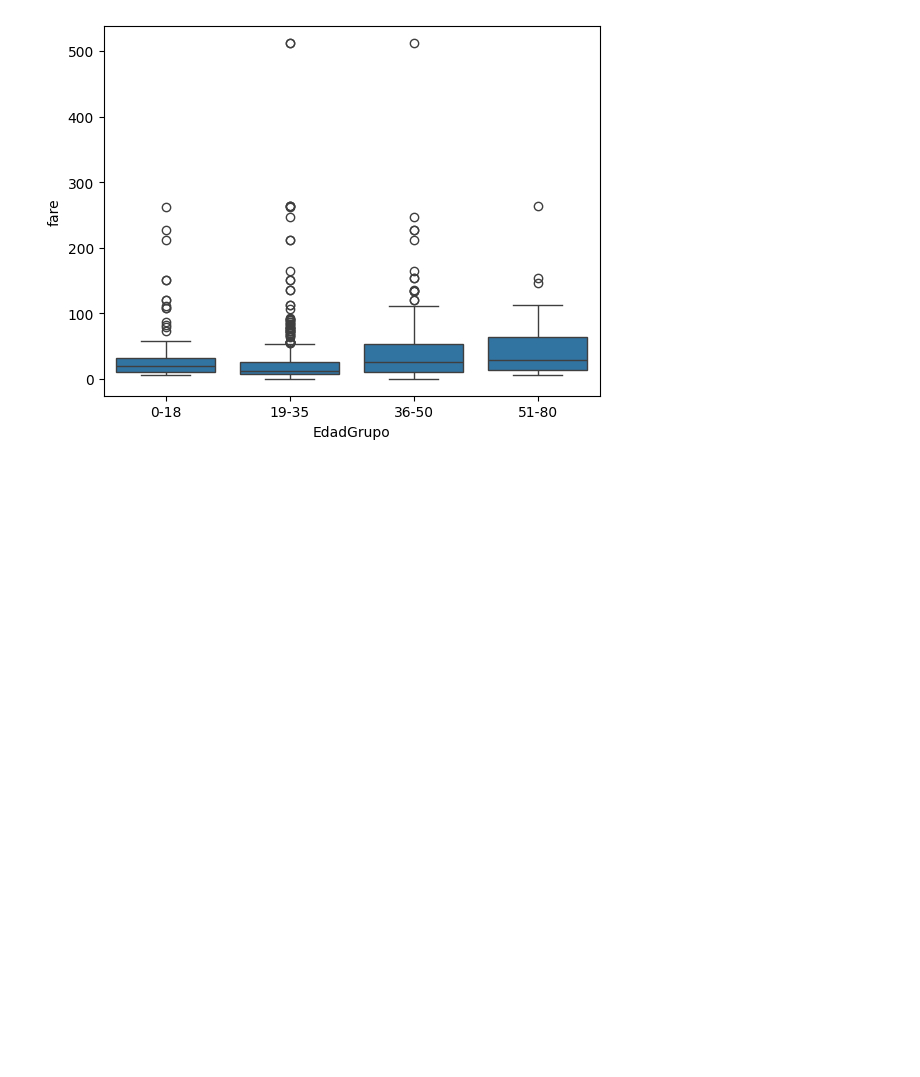
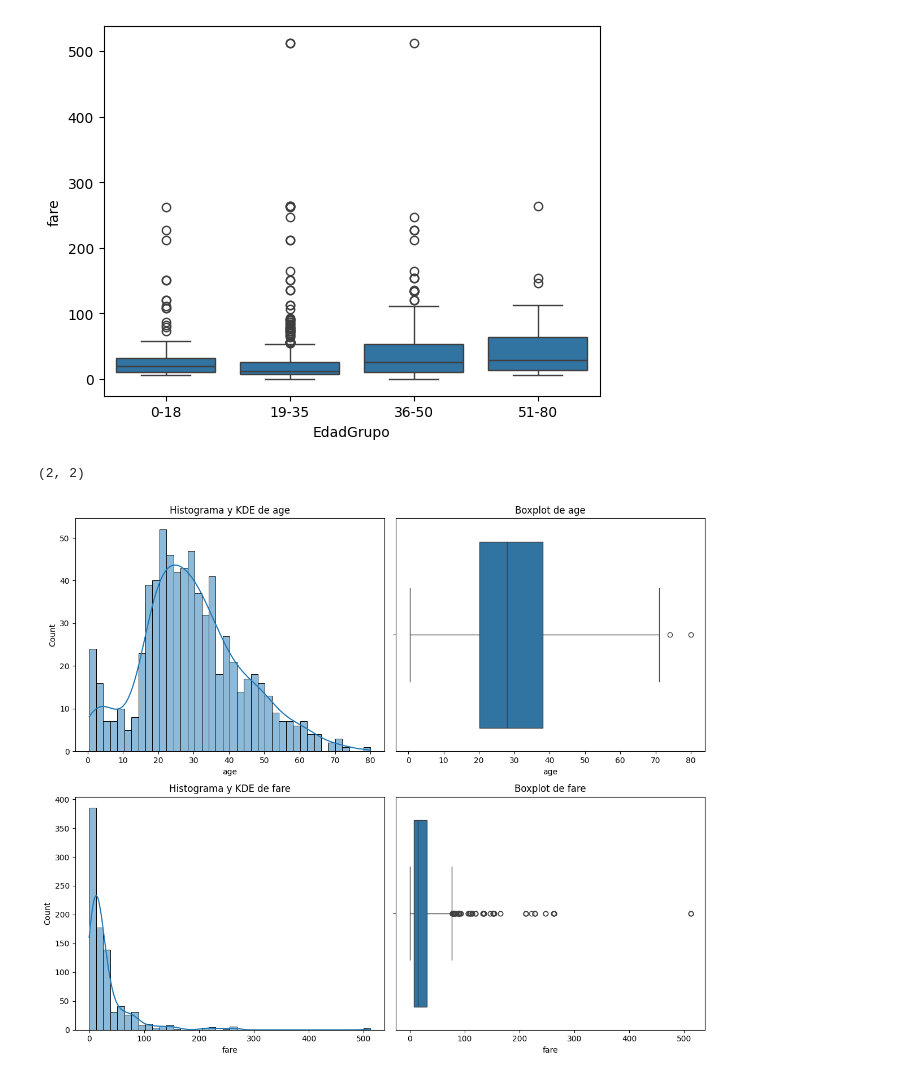
Before and after one commit to JPG250493/Repo-Ejercicios-Jesus, a Jupyter notebook: 03_Data_Analysis/Sprint_07/Unidad_01_Estadistica_Descriptiva_Univariante/03_Practica_Obligatoria/18_Practica_Obligatoria_Univariante.ipynb, the cells around one changed output. Drawn from its saved outputs; the diff is of its cells as text; code cells hidden in the pictures; blank space fills up the shorter version.

```diff
--- a/03_Data_Analysis/Sprint_07/Unidad_01_Estadistica_Descriptiva_Univariante/03_Practica_Obligatoria/18_Practica_Obligatoria_Univariante.ipynb
+++ b/03_Data_Analysis/Sprint_07/Unidad_01_Estadistica_Descriptiva_Univariante/03_Practica_Obligatoria/18_Practica_Obligatoria_Univariante.ipynb
@@ -250,3 +495,8 @@ sns.boxplot(x='EdadGrupo', y='fare', data=df_titanic)
 # %% [output]
 <Axes: xlabel='EdadGrupo', ylabel='fare'>
 [figure]
+# %%
+bc.plot_combined_graphs(df_titanic, lista_var_num, whisker_width=2, bins = 40)
+# %% [output]
+(2, 2)
+[figure, added]
```
Also changed, not shown: parts of 21 cells of this notebook.
